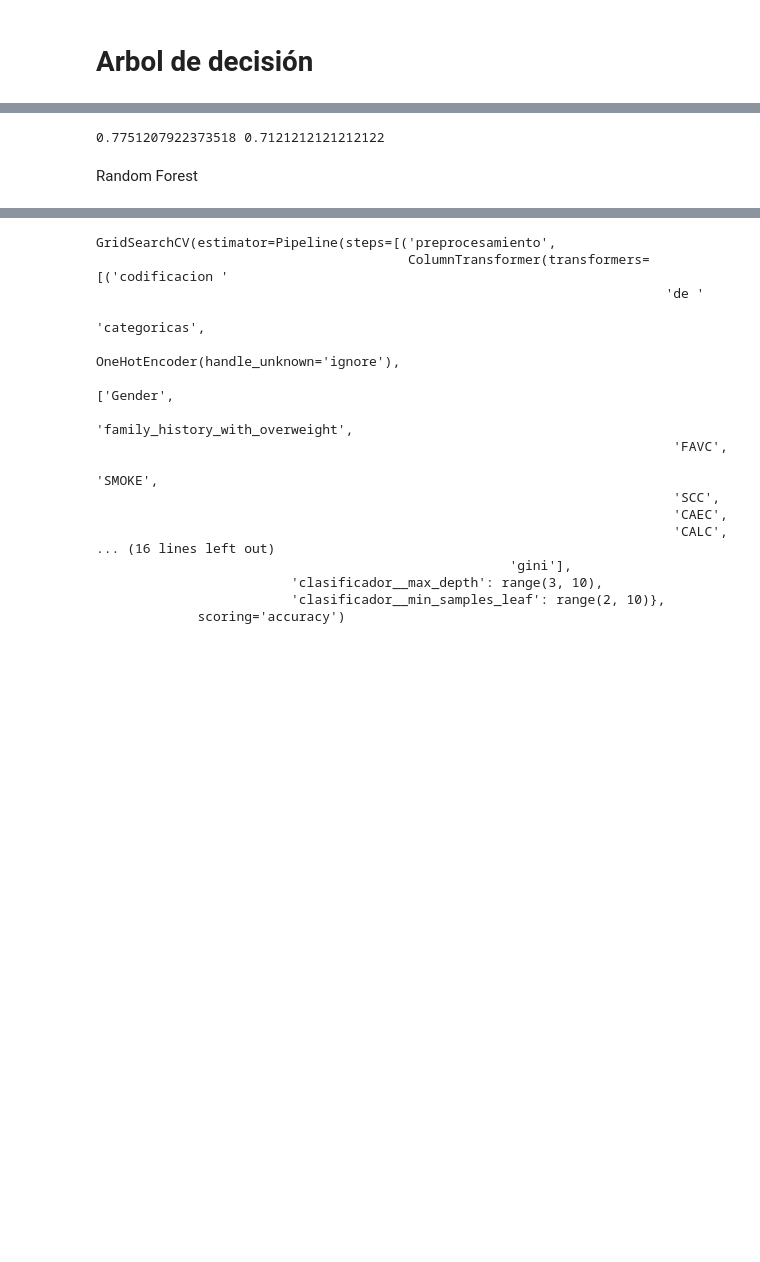
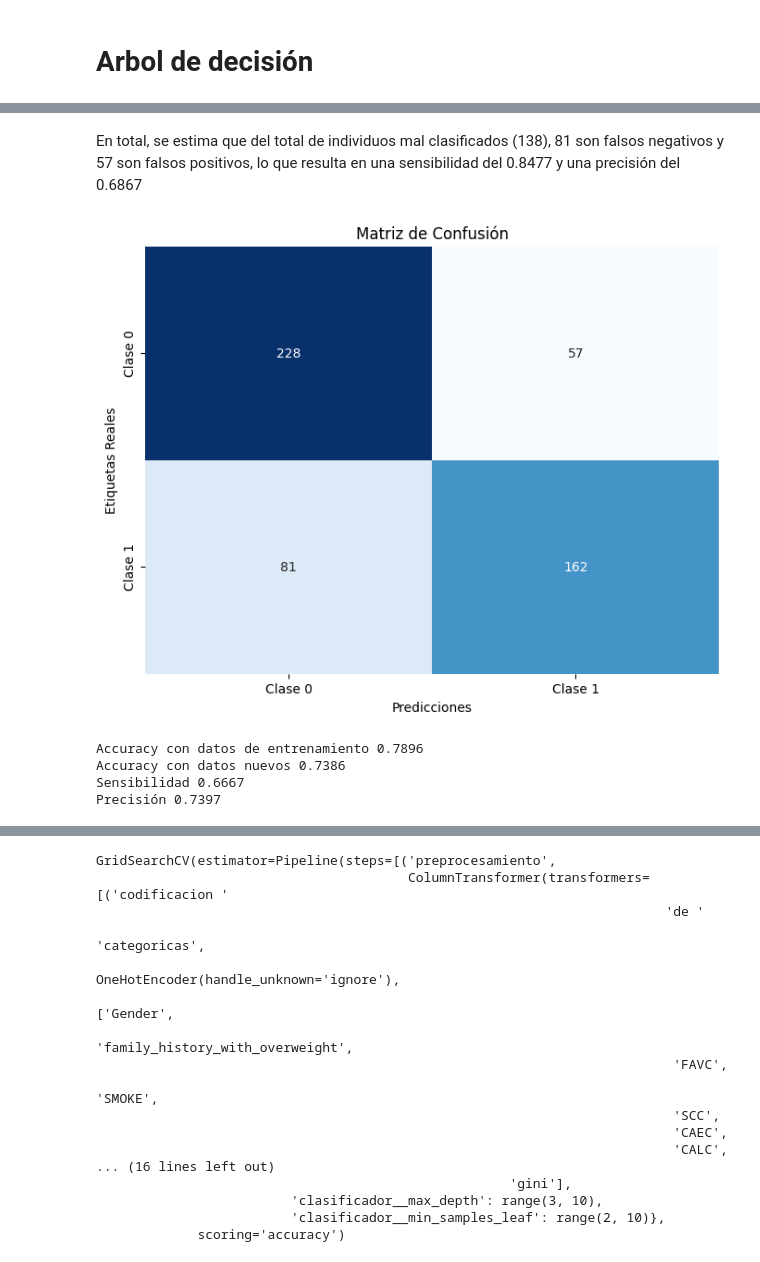
Before and after one commit to cmpineros/ProyObesity, a Jupyter notebook: Codigos/2Modelos supervisados.ipynb, the cells around one changed output, grey strips where cells are left out. Saved outputs shown, nothing was run; the diff lists cells and outputs as text; code cells hidden in the pictures; blank space fills up the shorter version.

```diff
--- a/Codigos/2Modelos supervisados.ipynb
+++ b/Codigos/2Modelos supervisados.ipynb
@@ -237,7 +328,34 @@ best_tree.best_params_
  'Classifier__min_samples_leaf': 5}
-# %%
-print(best_tree.best_score_, best_tree.score(X_test,y_test))
-# %% [output]
-0.7751207922373518 0.7121212121212122
-# %% [markdown]
-Random Forest
+# %% [markdown]
+En total, se estima que del total de individuos mal clasificados (138), 81 son falsos negativos y 57 son falsos positivos, lo que resulta en una sensibilidad del 0.8477 y una precisión del 0.6867
+# %%
+from sklearn.metrics import confusion_matrix
+
+y_test1= pd.DataFrame(y_test)
+y_predtree = best_tree.predict(X_test)
+cm = confusion_matrix(y_test1, y_predtree)
+# Configuración de la matriz de confusión usando seaborn
+
+plt.figure(figsize=(8, 6))
+sns.heatmap(cm, annot=True, fmt='d', cmap='Blues', cbar=False,
+            xticklabels=['Clase {}'.format(i) for i in range(cm.shape[0])],
+            yticklabels=['Clase {}'.format(i) for i in range(cm.shape[0])])
+
+plt.title('Matriz de Confusión')
+plt.xlabel('Predicciones')
+plt.ylabel('Etiquetas Reales')
+plt.show()
+
+plt.show()
+# %% [output]
+[figure, added]
+# %%
+print("Accuracy con datos de entrenamiento",round(best_tree.best_score_,4))
+print("Accuracy con datos nuevos", round(best_tree.score(X_test,y_test),4))
+print("Sensibilidad", round(recall_score(y_test, y_predtree),4))
+print("Precisión", round(precision_score(y_test, y_predtree),4))
+# %% [output]
+Accuracy con datos de entrenamiento 0.7896
+Accuracy con datos nuevos 0.7386
+Sensibilidad 0.6667
+Precisión 0.7397
```
Also changed, not shown: parts of 58 cells of this notebook, 2 other files.
